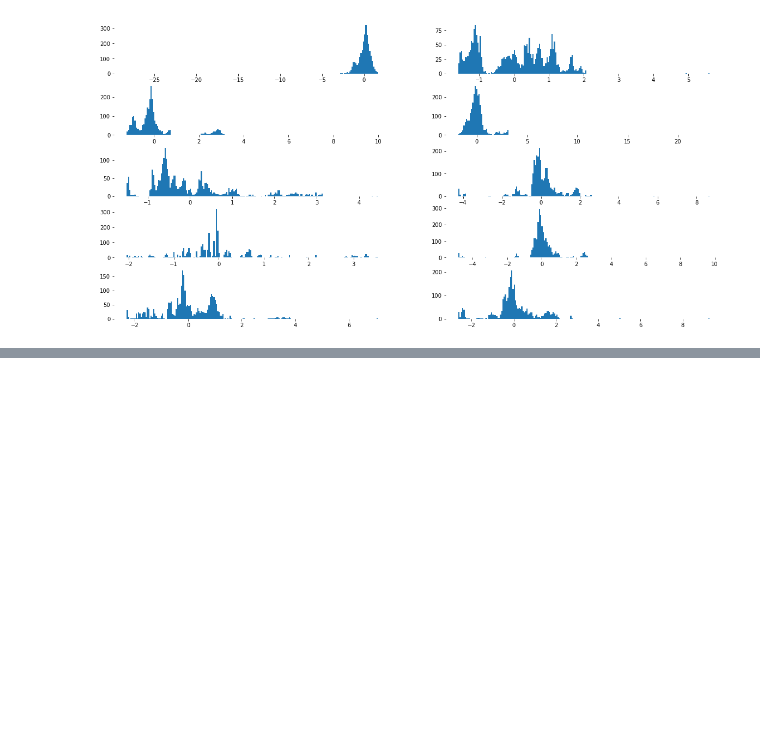
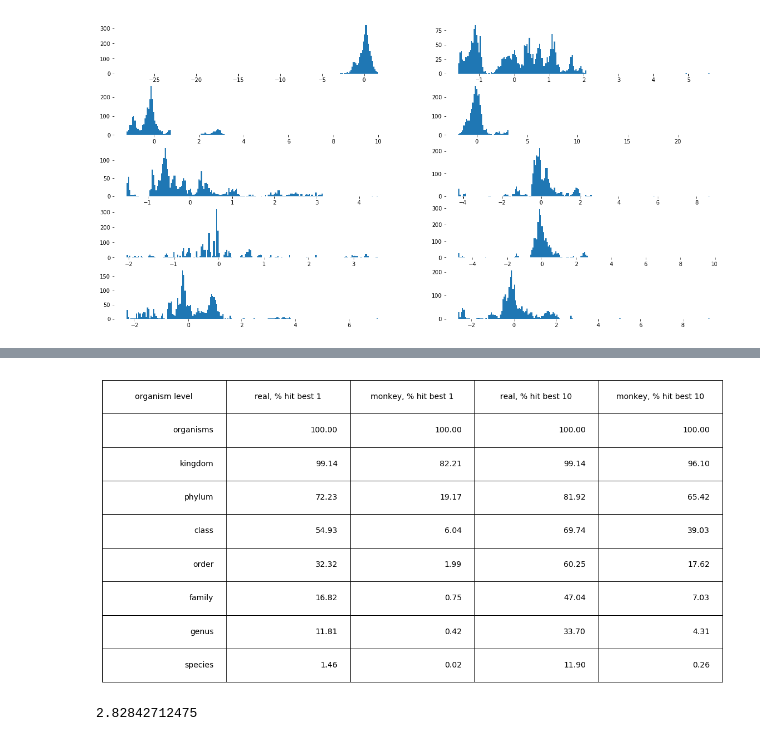
Before and after one commit to AntonVopilov/phylogeny_embeddings, a Jupyter notebook: EmbeddingsTestBed.ipynb, the cells around one changed output, grey strips where cells are left out. Drawn from its saved outputs; the diff is of its cells as text; code cells hidden in the pictures; blank space fills up the shorter version.

```diff
--- a/EmbeddingsTestBed.ipynb
+++ b/EmbeddingsTestBed.ipynb
@@ -1192,0 +1548,19 @@ print(len(parent_taxid_dict))
+# %%
+# PART 2 - Experiment TWO for combined dataset for training two sequences at the same time;
+
+#ASSUMPTION: # of samples with 16S sequence is 1085:
+save_for_testing_leaf_names = []
+num_save_for_testing = 108
+for_training_leaf_names = []
+
+got_for_test = 0
+for leaf_name in files_for_16S_samples_dict:
+    if (files_for_16S_samples_dict[leaf_name]["16S"] != None):
+        if (((random.randint(0, 9)==0)) and (got_for_test <= num_save_for_testing)):
+            got_for_test += 1
+            save_for_testing_leaf_names.append(leaf_name)
+        else:
+            for_training_leaf_names.append(leaf_name)
+print(len(save_for_testing_leaf_names))
+len_training_leaf_names = len(for_training_leaf_names)
+print(len_training_leaf_names)
@@ -1286,0 +1754,38 @@ Wall time: 7.99 s
+# %%
+%matplotlib inline
+import matplotlib.pyplot as plt
+import numpy as np
+from matplotlib.pyplot import subplot
+from matplotlib.table import table
+
+plt.figure(1, figsize=(20, 10))
+ax = subplot(111, frame_on=False)
+ax.xaxis.set_visible(False)
+ax.yaxis.set_visible(False)
+
+
+evaluation_metrics_header = ["organism level"]
+for n in [1, 10]:
+    evaluation_metrics_header.append("real, % hit best " + str(n))
+    evaluation_metrics_header.append("monkey, % hit best " + str(n))
+
+evaluation_table_data = []
+for rank in lineage_ranks:
+    row_list = [rank]
+    for n in [1, 10]:
+        row_list.append('%.2f' % (100 * lineage_hits_count[n][rank]/test_set_count))
+        row_list.append('%.2f' % (100 * random_monkey_lineage_hits_count[n][rank]/test_set_count))
+    evaluation_table_data.append(row_list)
+
+evaluation_table = ax.table(cellText=evaluation_table_data, colLabels=evaluation_metrics_header, loc='center', bbox=(0, 0, 1, 1))
+evaluation_table.auto_set_font_size(False)
+evaluation_table.set_fontsize(14)
+plt.show()
+# %% [output]
+[figure, added]
+# %%
+one = np.array([1, 1])
+two = np.array([3, 3])
+print(np.linalg.norm(one-two))
+# %% [output]
+2.82842712475
```
Also changed, not shown: parts of 21 cells of this notebook, 3 other files.
